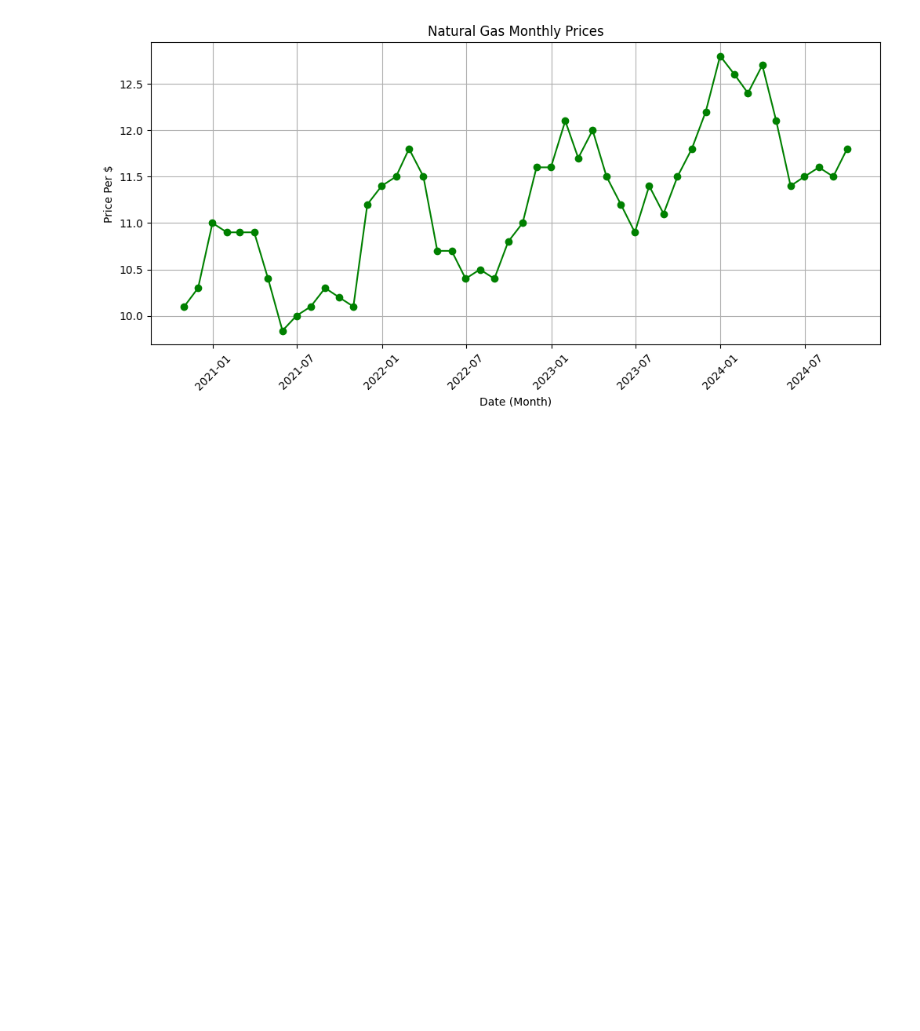
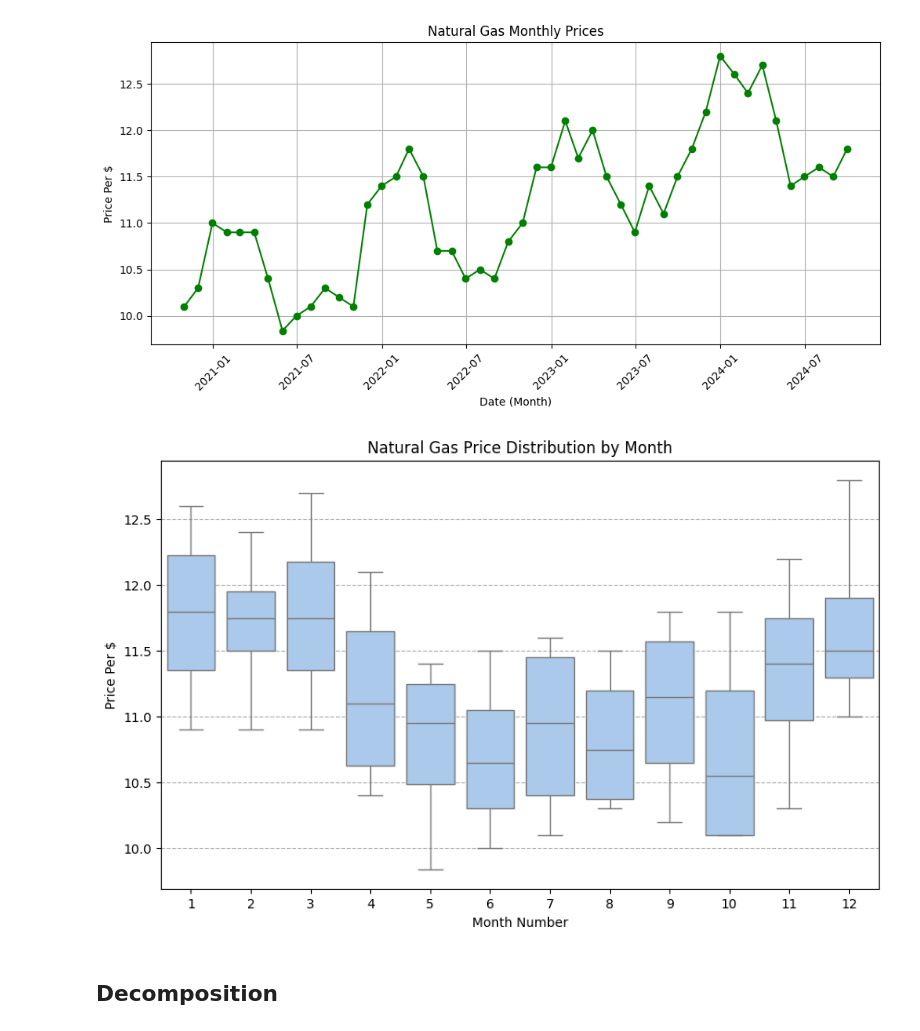
Before and after one commit to raz0208/Advance-Quantitative-Research-Project, a Jupyter notebook: Advance_Quantitative_Research-Natural_Gas_Price_Forecasting.ipynb, the cells around one changed output. Cells and saved outputs as stored; diff of their text form; code cells hidden in the pictures; blank space fills up the shorter version.

```diff
--- a/Advance_Quantitative_Research-Natural_Gas_Price_Forecasting.ipynb
+++ b/Advance_Quantitative_Research-Natural_Gas_Price_Forecasting.ipynb
@@ -94,3 +94,24 @@ plt.grid(True)
 plt.show()
 # %% [output]
 [figure]
+# %%
+# Copy dataset
+Monthdf = df.copy()
+
+# Extract the month number
+Monthdf['Month'] = df['Dates'].dt.month
+
+# Create a box plot to show price distribution by month
+plt.figure(figsize=(10, 6))
+# Order the months from 1 to 12
+month_order = list(range(1, 13))
+sns.boxplot(x='Month', y='Prices', data=Monthdf, order=month_order)
+plt.title('Natural Gas Price Distribution by Month')
+plt.xlabel('Month Number')
+plt.ylabel('Price Per $')
+plt.grid(axis='y', linestyle='--')
+plt.savefig('nat_gas_price_distribution_by_month_boxplot.png')
+# %% [output]
+[figure, added]
+# %% [markdown]
+## Decomposition
```
